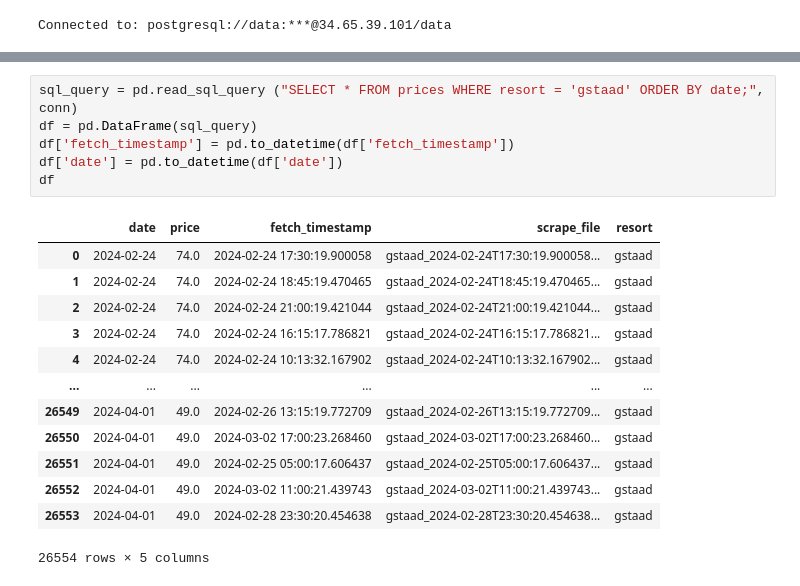
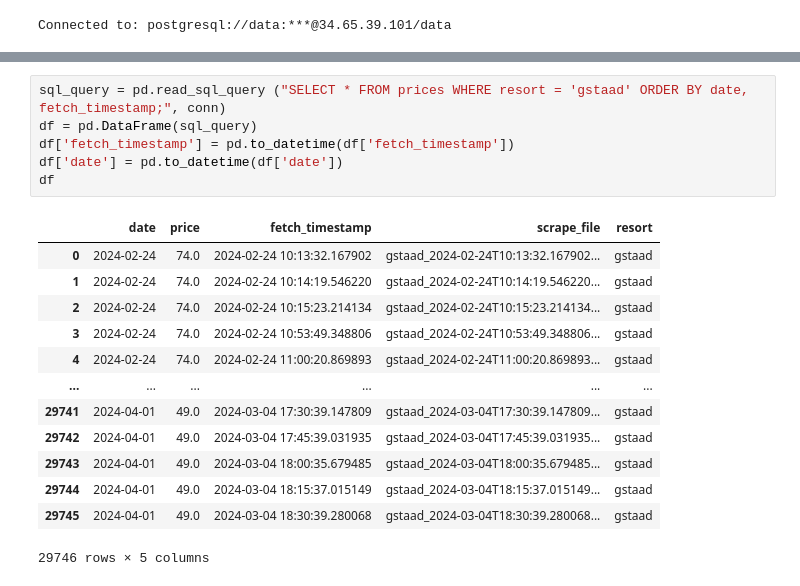
Before and after one commit to eigenmannmartin/adsskipredictor, a Jupyter notebook: analysis/data.ipynb, the cells around one changed output, grey strips where cells are left out. Cells and saved outputs as stored; diff of their text form.

```diff
--- a/analysis/data.ipynb
+++ b/analysis/data.ipynb
@@ -97,21 +88,21 @@ df.plot(x='date', y='rain', kind='line', ax=ax)
 # %%
-sql_query = pd.read_sql_query ("SELECT * FROM prices WHERE resort = 'gstaad' ORDER BY date;", conn)
+sql_query = pd.read_sql_query ("SELECT * FROM prices WHERE resort = 'gstaad' ORDER BY date, fetch_timestamp;", conn)
 df = pd.DataFrame(sql_query)
 df['fetch_timestamp'] = pd.to_datetime(df['fetch_timestamp'])
 df['date'] = pd.to_datetime(df['date'])
 df
 # %% [output]
 |  | date | price | fetch_timestamp | scrape_file | resort |
-| 0 | 2024-02-24 | 74.0 | 2024-02-24 17:30:19.900058 | gstaad_2024-02-24T17:30:19.900058... | gstaad |
-| 1 | 2024-02-24 | 74.0 | 2024-02-24 18:45:19.470465 | gstaad_2024-02-24T18:45:19.470465... | gstaad |
-| 2 | 2024-02-24 | 74.0 | 2024-02-24 21:00:19.421044 | gstaad_2024-02-24T21:00:19.421044... | gstaad |
-| 3 | 2024-02-24 | 74.0 | 2024-02-24 16:15:17.786821 | gstaad_2024-02-24T16:15:17.786821... | gstaad |
-| 4 | 2024-02-24 | 74.0 | 2024-02-24 10:13:32.167902 | gstaad_2024-02-24T10:13:32.167902... | gstaad |
+| 0 | 2024-02-24 | 74.0 | 2024-02-24 10:13:32.167902 | gstaad_2024-02-24T10:13:32.167902... | gstaad |
+| 1 | 2024-02-24 | 74.0 | 2024-02-24 10:14:19.546220 | gstaad_2024-02-24T10:14:19.546220... | gstaad |
+| 2 | 2024-02-24 | 74.0 | 2024-02-24 10:15:23.214134 | gstaad_2024-02-24T10:15:23.214134... | gstaad |
+| 3 | 2024-02-24 | 74.0 | 2024-02-24 10:53:49.348806 | gstaad_2024-02-24T10:53:49.348806... | gstaad |
+| 4 | 2024-02-24 | 74.0 | 2024-02-24 11:00:20.869893 | gstaad_2024-02-24T11:00:20.869893... | gstaad |
 | ... | ... | ... | ... | ... | ... |
-| 26549 | 2024-04-01 | 49.0 | 2024-02-26 13:15:19.772709 | gstaad_2024-02-26T13:15:19.772709... | gstaad |
-| 26550 | 2024-04-01 | 49.0 | 2024-03-02 17:00:23.268460 | gstaad_2024-03-02T17:00:23.268460... | gstaad |
-| 26551 | 2024-04-01 | 49.0 | 2024-02-25 05:00:17.606437 | gstaad_2024-02-25T05:00:17.606437... | gstaad |
-| 26552 | 2024-04-01 | 49.0 | 2024-03-02 11:00:21.439743 | gstaad_2024-03-02T11:00:21.439743... | gstaad |
-| 26553 | 2024-04-01 | 49.0 | 2024-02-28 23:30:20.454638 | gstaad_2024-02-28T23:30:20.454638... | gstaad |
+| 29741 | 2024-04-01 | 49.0 | 2024-03-04 17:30:39.147809 | gstaad_2024-03-04T17:30:39.147809... | gstaad |
+| 29742 | 2024-04-01 | 49.0 | 2024-03-04 17:45:39.031935 | gstaad_2024-03-04T17:45:39.031935... | gstaad |
+| 29743 | 2024-04-01 | 49.0 | 2024-03-04 18:00:35.679485 | gstaad_2024-03-04T18:00:35.679485... | gstaad |
+| 29744 | 2024-04-01 | 49.0 | 2024-03-04 18:15:37.015149 | gstaad_2024-03-04T18:15:37.015149... | gstaad |
+| 29745 | 2024-04-01 | 49.0 | 2024-03-04 18:30:39.280068 | gstaad_2024-03-04T18:30:39.280068... | gstaad |
-26554 rows × 5 columns
+29746 rows × 5 columns
 # %%
```
Also changed, not shown: parts of 4 cells of this notebook.
